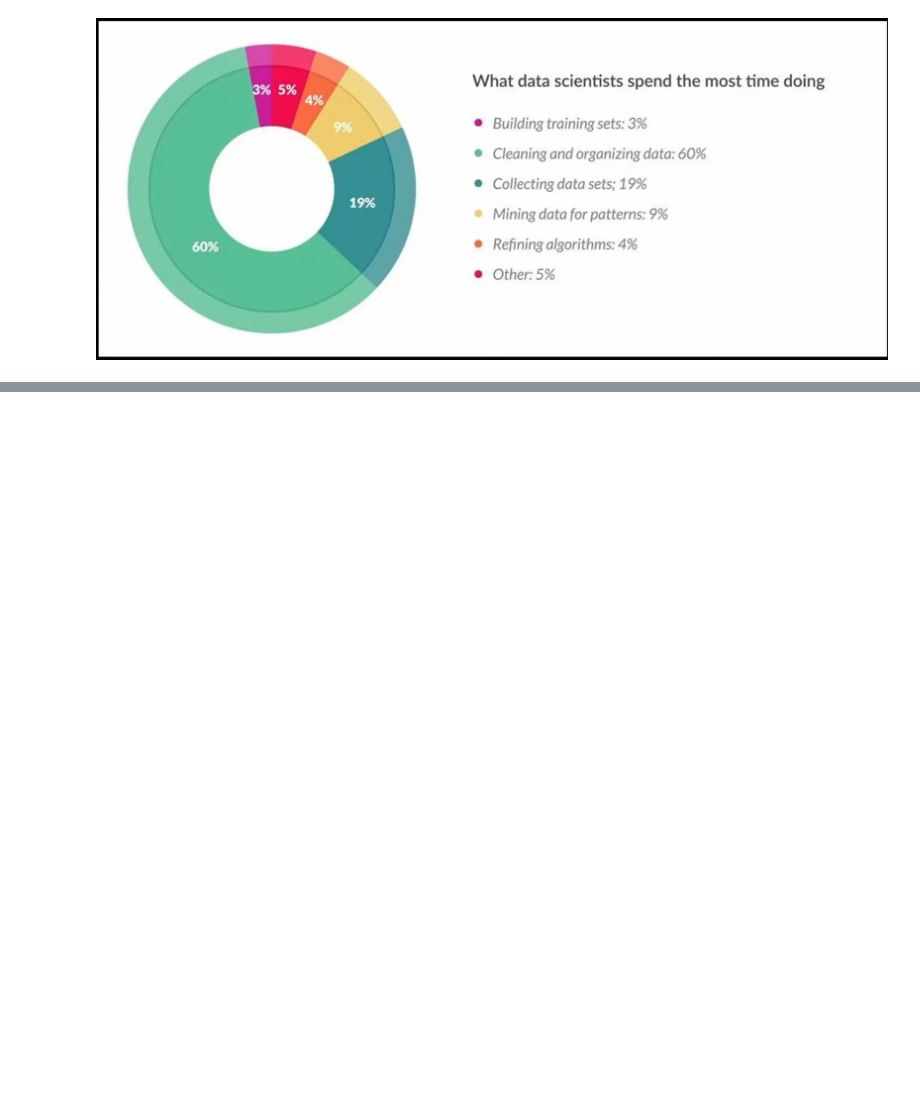
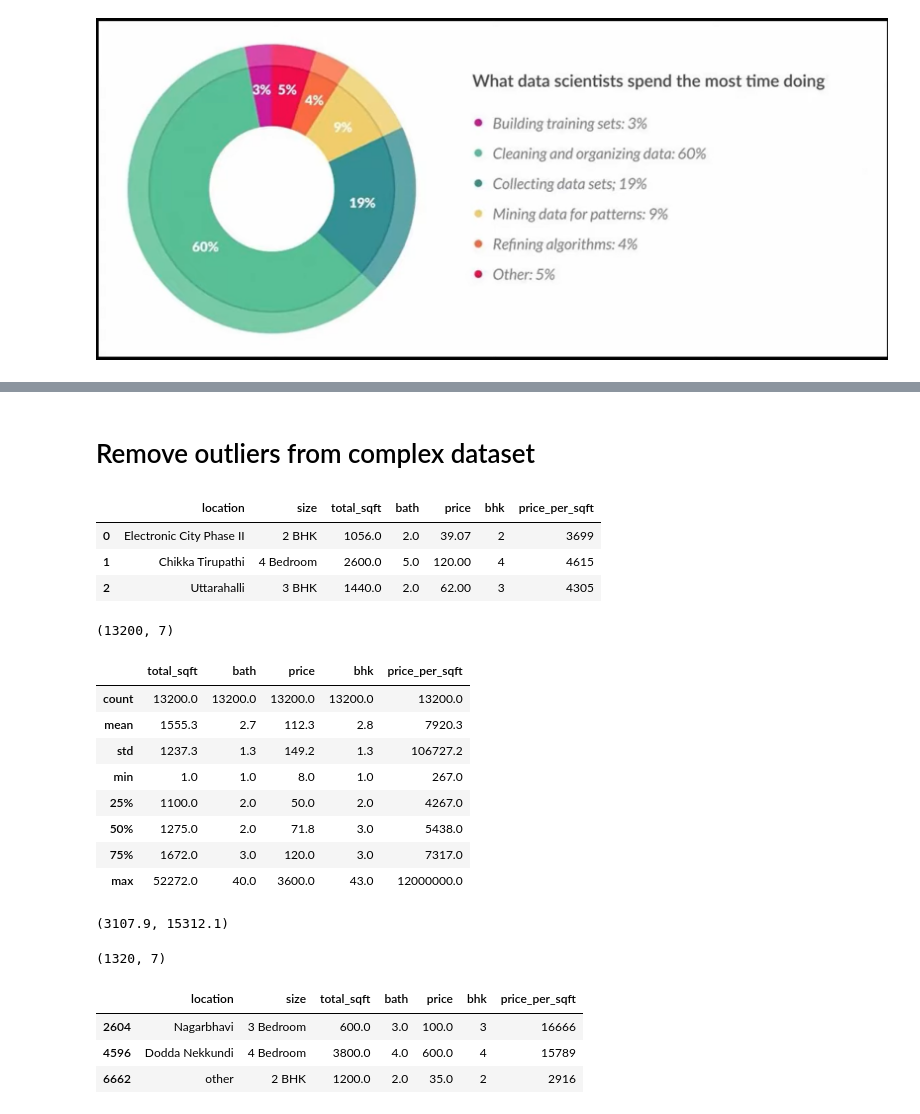
Before and after one commit to AftabUdaipurwala/PythonBasics, a Jupyter notebook: Feature_Engineering_Tutorial_Python_1.ipynb, the cells around one changed output, grey strips where cells are left out. Drawn from its saved outputs; the diff is of its cells as text; code cells hidden in the pictures; blank space fills up the shorter version.

```diff
--- a/Feature_Engineering_Tutorial_Python_1.ipynb
+++ b/Feature_Engineering_Tutorial_Python_1.ipynb
@@ -14,0 +98,32 @@
+# %% [markdown]
+# Remove outliers from complex dataset
+# %%
+# reading  data in the file
+df = pd.read_csv('/content/drive/MyDrive/py-master/ML/FeatureEngineering/1_outliers/bhp.csv')
+df.head(3)
+# %% [output]
+|  | location | size | total_sqft | bath | price | bhk | price_per_sqft |
+| 0 | Electronic City Phase II | 2 BHK | 1056.0 | 2.0 | 39.07 | 2 | 3699 |
+| 1 | Chikka Tirupathi | 4 Bedroom | 2600.0 | 5.0 | 120.00 | 4 | 4615 |
+| 2 | Uttarahalli | 3 BHK | 1440.0 | 2.0 | 62.00 | 3 | 4305 |
+# %%
+df.shape
+# %% [output]
+(13200, 7)
+# %%
+df.describe().round(1)
+# %% [output]
+|  | total_sqft | bath | price | bhk | price_per_sqft |
+| count | 13200.0 | 13200.0 | 13200.0 | 13200.0 | 13200.0 |
+| mean | 1555.3 | 2.7 | 112.3 | 2.8 | 7920.3 |
+| std | 1237.3 | 1.3 | 149.2 | 1.3 | 106727.2 |
+| min | 1.0 | 1.0 | 8.0 | 1.0 | 267.0 |
+| 25% | 1100.0 | 2.0 | 50.0 | 2.0 | 4267.0 |
+| 50% | 1275.0 | 2.0 | 71.8 | 3.0 | 5438.0 |
+| 75% | 1672.0 | 3.0 | 120.0 | 3.0 | 7317.0 |
+| max | 52272.0 | 40.0 | 3600.0 | 43.0 | 12000000.0 |
+# %%
+min_th, max_th = df.price_per_sqft.quantile([0.05,0.95]).round(1)
+min_th, max_th
+# %% [output]
+(3107.9, 15312.1)
@@ -14,0 +132,12 @@
+# %%
+df_outliers = df[(df.price_per_sqft<min_th) | (df.price_per_sqft>max_th)]
+df_outliers.shape # 1320 outliers in the dataset
+# %% [output]
+(1320, 7)
+# %%
+df_outliers.sample(3) # sample 3 rows
+# %% [output]
+|  | location | size | total_sqft | bath | price | bhk | price_per_sqft |
+| 2604 | Nagarbhavi | 3 Bedroom | 600.0 | 3.0 | 100.0 | 3 | 16666 |
+| 4596 | Dodda Nekkundi | 4 Bedroom | 3800.0 | 4.0 | 600.0 | 4 | 15789 |
+| 6662 | other | 2 BHK | 1200.0 | 2.0 | 35.0 | 2 | 2916 |
```
Also changed, not shown: parts of 13 cells of this notebook.
